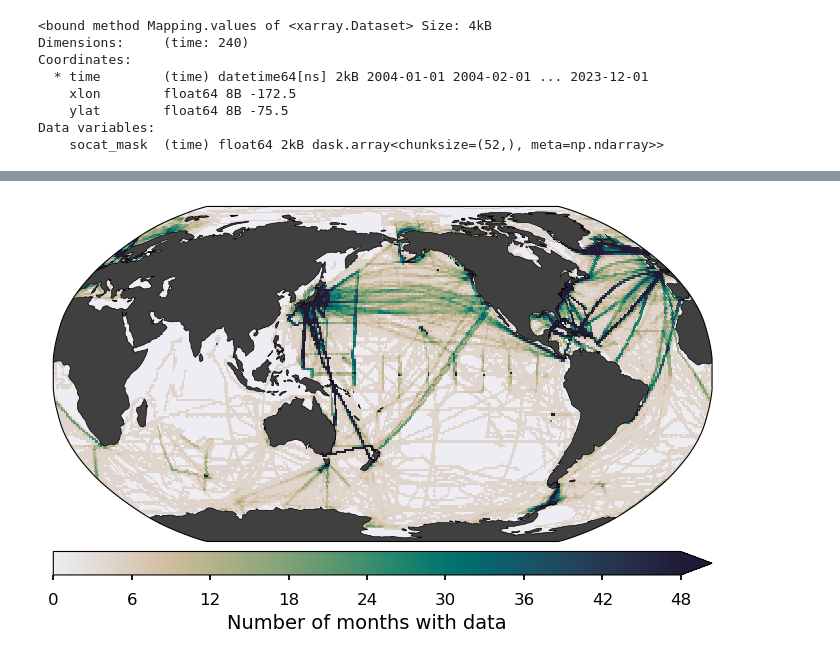
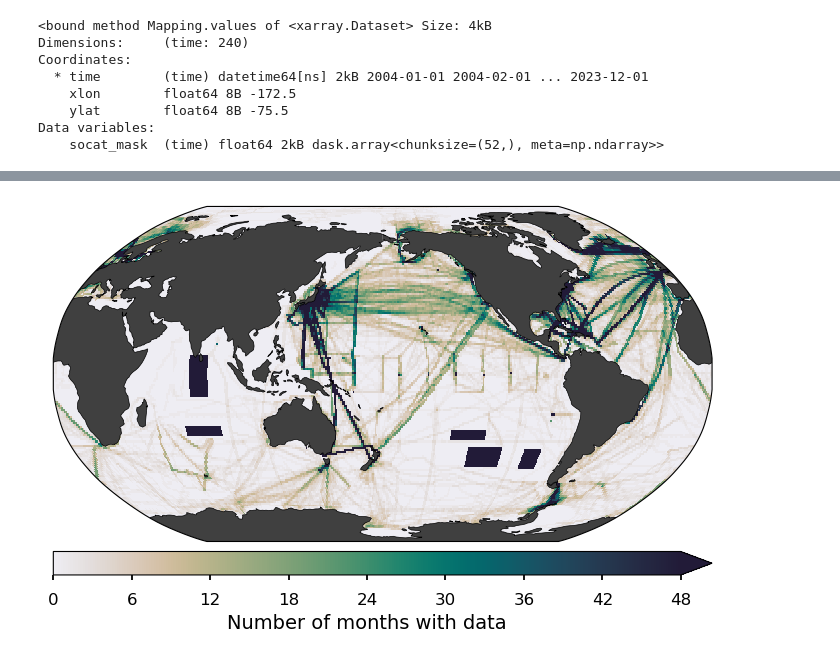
Before and after one commit to spariser/ReconstructOceanCarbonP3G1, a Jupyter notebook: Project3-ReconstructPCO2/notebooks/Oceanmixing_Group1_sp.ipynb, the cells around one changed output, grey strips where cells are left out. Cells and saved outputs as stored; diff of their text form; code cells hidden in the pictures.

```diff
--- a/Project3-ReconstructPCO2/notebooks/Oceanmixing_Group1_sp.ipynb
+++ b/Project3-ReconstructPCO2/notebooks/Oceanmixing_Group1_sp.ipynb
@@ -229,33 +267,26 @@ Data variables:
 # %%
-zarr_dir = 'gs://leap-persistent/abbysh/zarr_files_'
-socat_path = f"{zarr_dir}/socat_mask_feb1982-dec2023.zarr"
-socat_mask_data = xr.open_zarr(socat_path).sel(time=slice(str(dates[0]),str(dates[-1])))
-
-non_zero_counts = (socat_mask_data.socat_mask != 0).sum(dim="time")
-plot_style = "seaborn-v0_8-talk"
-
 with plt.style.context(plot_style):
     fig = plt.figure(figsize=(8.5, 11)) # fig = plt.figure(dpi=300)
     worldmap = SpatialMap2(fig=fig, region='world',
                    cbar_mode='each',
                    colorbar=True,
                    cbar_location='bottom',
                    nrows_ncols=[1,1])
 
     vrange = [0, 48, 6]
     cmap = cm.cm.rain
-    data = xr_add_cyclic_point(mean_val_glob_loc , cyclic_coord='xlon')
+    data = xr_add_cyclic_point(add52p_oceans, cyclic_coord='xlon')
     data = data.assign_coords(xlon=(((data.xlon + 180) % 360) ))
     sub = worldmap.add_plot(lon=data['xlon'], lat=data['ylat'], data=data,
                       vrange=vrange[0:2], cmap=cmap, ax=0, linewidth_coast=0.5)
 
     col = worldmap.add_colorbar(sub, ax=0,extend='max')
     worldmap.set_cbar_xlabel(col, 'Number of months with data', fontsize=14)
     worldmap.set_ticks(col, vrange[0], vrange[1], vrange[2])
     col.ax.tick_params(labelsize=12)
     plt.show()
 # %% [output]
-[figure, old version]
+[figure, new version]
 # %%
 ##Will take this out, but checking for
 #Pzeros = pacific.where(pacific ==0)
```
Also changed, not shown: parts of 26 cells of this notebook, 5 other files.
